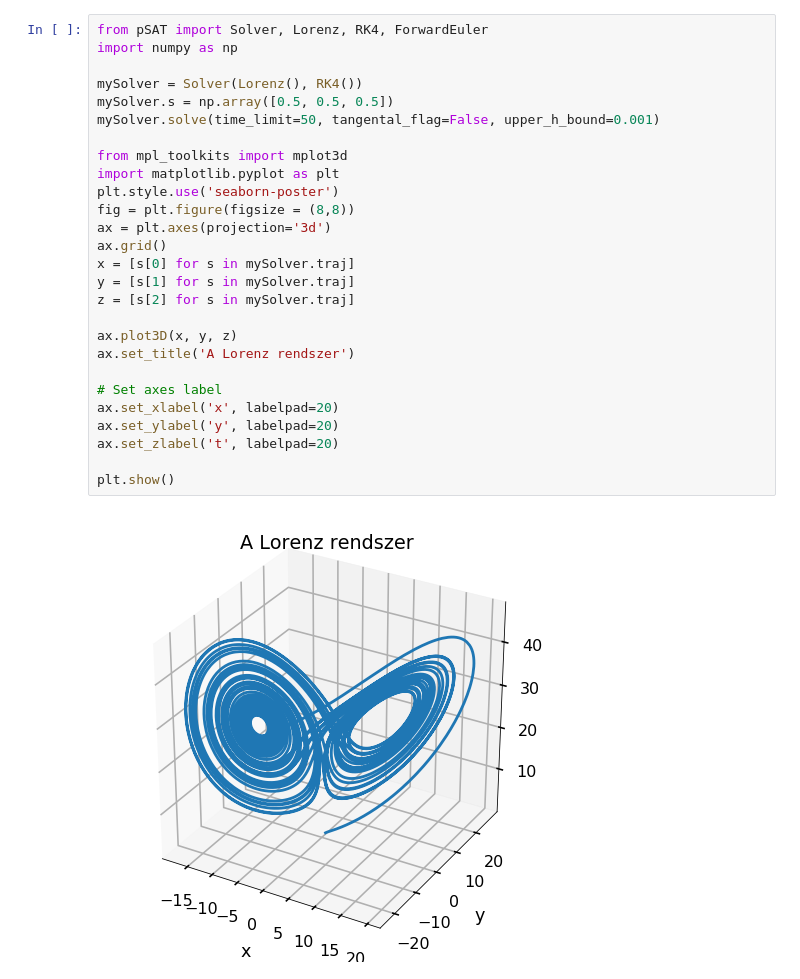
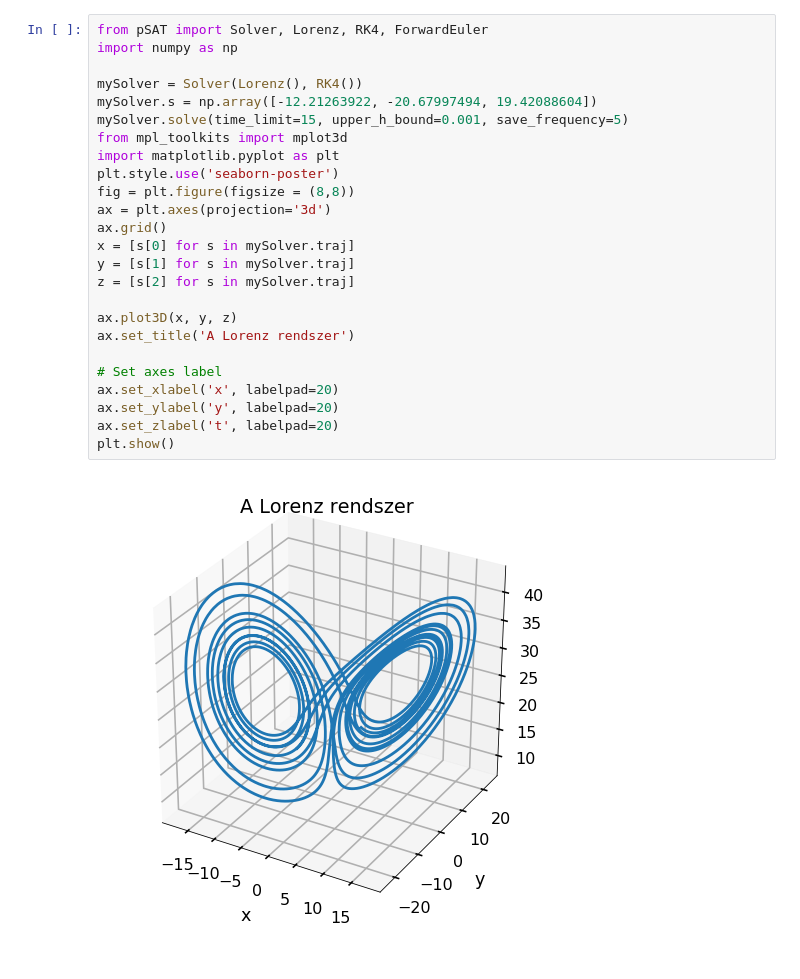
Before and after one commit to Modaino/pySAT, a Jupyter notebook: pSat_test2.ipynb, the cells around one changed output. Saved outputs shown, nothing was run; the diff lists cells and outputs as text.

```diff
--- a/pSat_test2.ipynb
+++ b/pSat_test2.ipynb
@@ -51,29 +29,27 @@ plt.show()
 # %%
 from pSAT import Solver, Lorenz, RK4, ForwardEuler
 import numpy as np
 
 mySolver = Solver(Lorenz(), RK4())
-mySolver.s = np.array([0.5, 0.5, 0.5])
-mySolver.solve(time_limit=50, tangental_flag=False, upper_h_bound=0.001)
-
+mySolver.s = np.array([-12.21263922, -20.67997494, 19.42088604])
+mySolver.solve(time_limit=15, upper_h_bound=0.001, save_frequency=5)
 from mpl_toolkits import mplot3d
 import matplotlib.pyplot as plt
 plt.style.use('seaborn-poster')
 fig = plt.figure(figsize = (8,8))
 ax = plt.axes(projection='3d')
 ax.grid()
 x = [s[0] for s in mySolver.traj]
 y = [s[1] for s in mySolver.traj]
 z = [s[2] for s in mySolver.traj]
 
 ax.plot3D(x, y, z)
 ax.set_title('A Lorenz rendszer')
 
 # Set axes label
 ax.set_xlabel('x', labelpad=20)
 ax.set_ylabel('y', labelpad=20)
 ax.set_zlabel('t', labelpad=20)
-
 plt.show()
 # %% [output]
-[figure, old version]
+[figure, new version]
```
Also changed, not shown: parts of 7 cells of this notebook, 2 other files.
